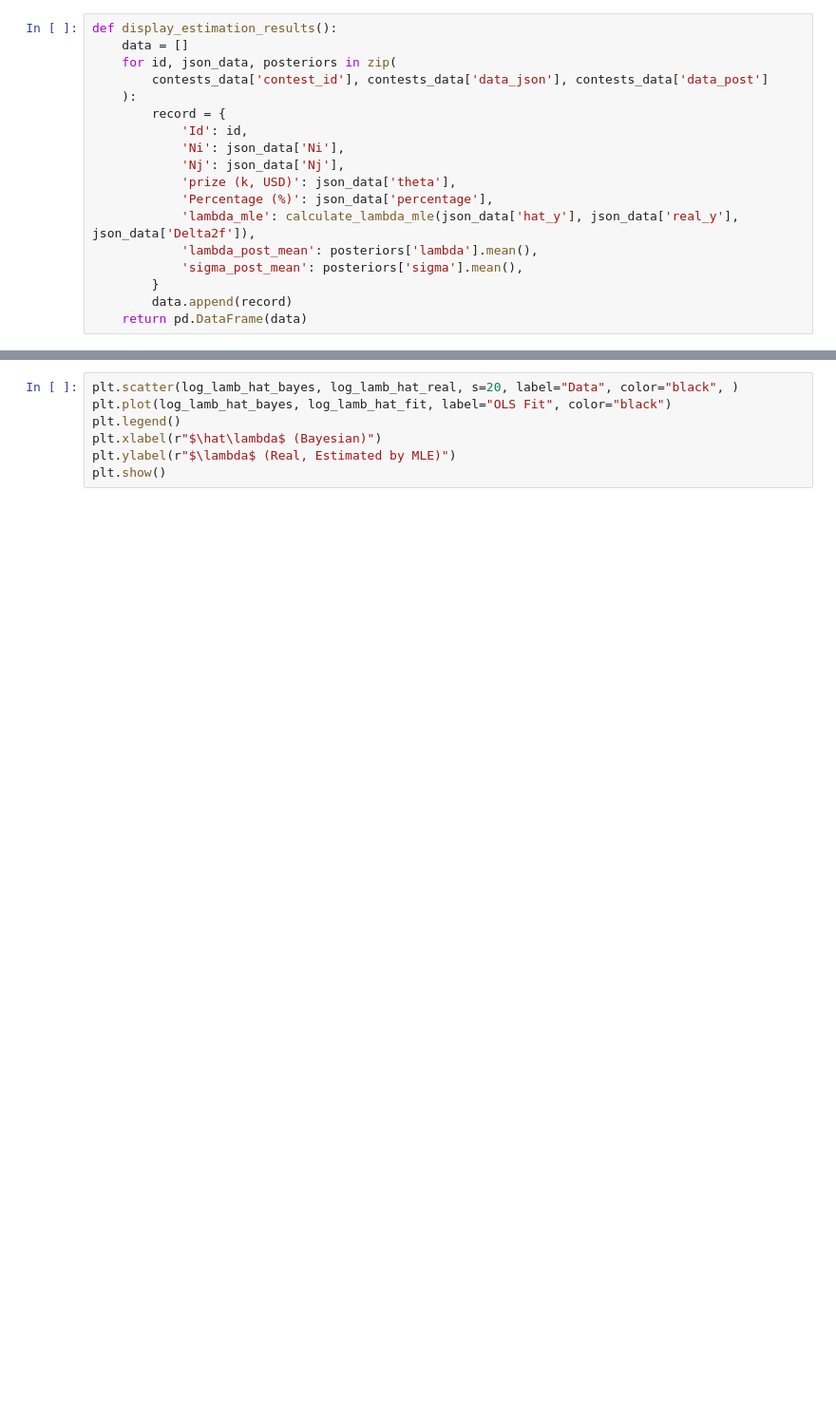
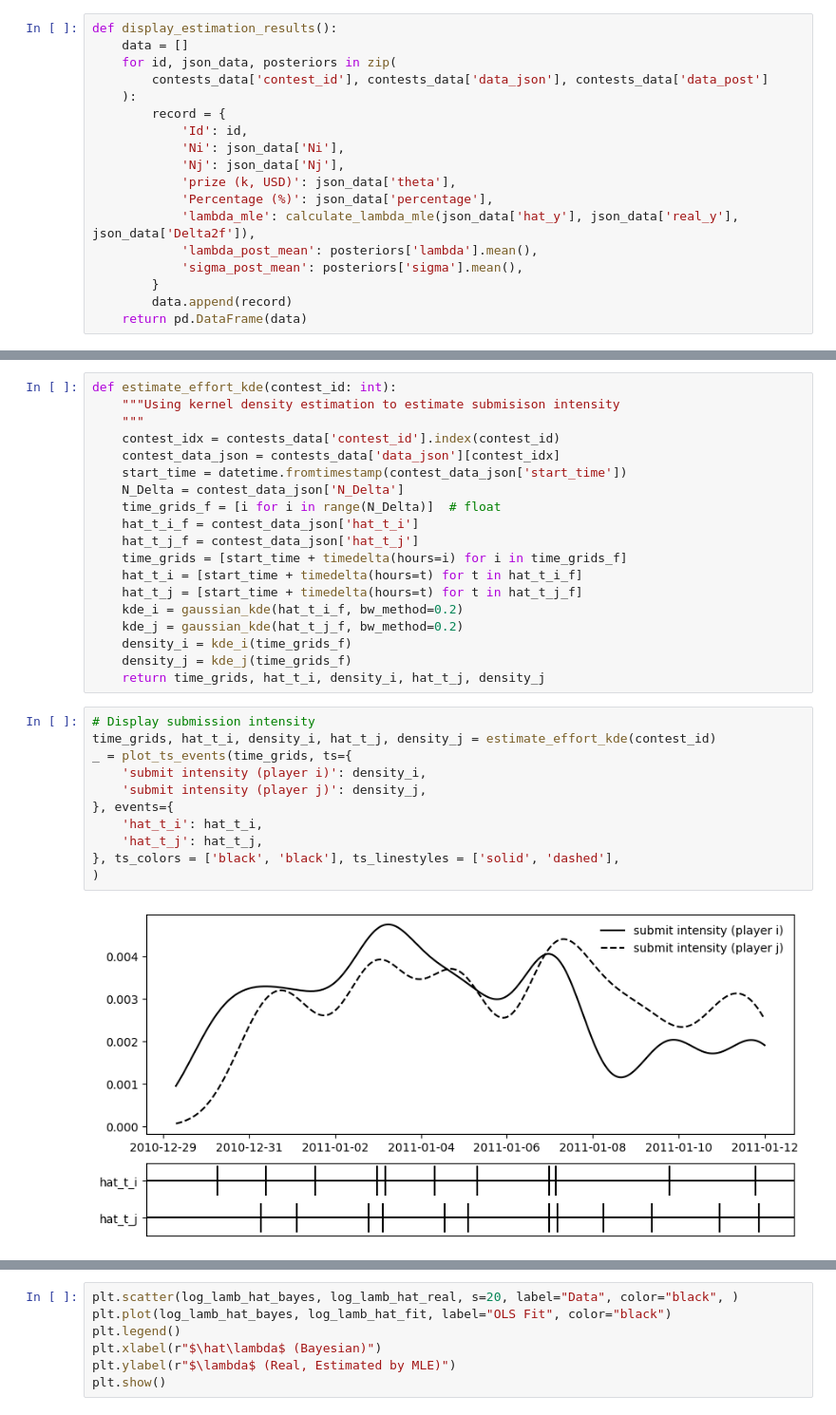
Before and after one commit to zhuanglinsheng/kaggle-contest-design, a Jupyter notebook: metakaggle/_validate.ipynb, the cells around one changed output, grey strips where cells are left out. Shown at 95% size. Saved outputs shown, nothing was run; the diff lists cells and outputs as text; blank space fills up the shorter version.

```diff
--- a/metakaggle/_validate.ipynb
+++ b/metakaggle/_validate.ipynb
@@ -123,0 +231,32 @@ corss_contests
+# %%
+def estimate_effort_kde(contest_id: int):
+	"""Using kernel density estimation to estimate submisison intensity
+	"""
+	contest_idx = contests_data['contest_id'].index(contest_id)
+	contest_data_json = contests_data['data_json'][contest_idx]
+	start_time = datetime.fromtimestamp(contest_data_json['start_time'])
+	N_Delta = contest_data_json['N_Delta']
+	time_grids_f = [i for i in range(N_Delta)]  # float
+	hat_t_i_f = contest_data_json['hat_t_i']
+	hat_t_j_f = contest_data_json['hat_t_j']
+	time_grids = [start_time + timedelta(hours=i) for i in time_grids_f]
+	hat_t_i = [start_time + timedelta(hours=t) for t in hat_t_i_f]
+	hat_t_j = [start_time + timedelta(hours=t) for t in hat_t_j_f]
+	kde_i = gaussian_kde(hat_t_i_f, bw_method=0.2)
+	kde_j = gaussian_kde(hat_t_j_f, bw_method=0.2)
+	density_i = kde_i(time_grids_f)
+	density_j = kde_j(time_grids_f)
+	return time_grids, hat_t_i, density_i, hat_t_j, density_j
+# %%
+# Display submission intensity
+time_grids, hat_t_i, density_i, hat_t_j, density_j = estimate_effort_kde(contest_id)
+_ = plot_ts_events(time_grids, ts={
+	'submit intensity (player i)': density_i,
+	'submit intensity (player j)': density_j,
+}, events={
+	'hat_t_i': hat_t_i,
+	'hat_t_j': hat_t_j,
+}, ts_colors = ['black', 'black'], ts_linestyles = ['solid', 'dashed'],
+)
+# %% [output]
+[figure, added]
```
Also changed, not shown: parts of 15 cells of this notebook, 5 other files.
